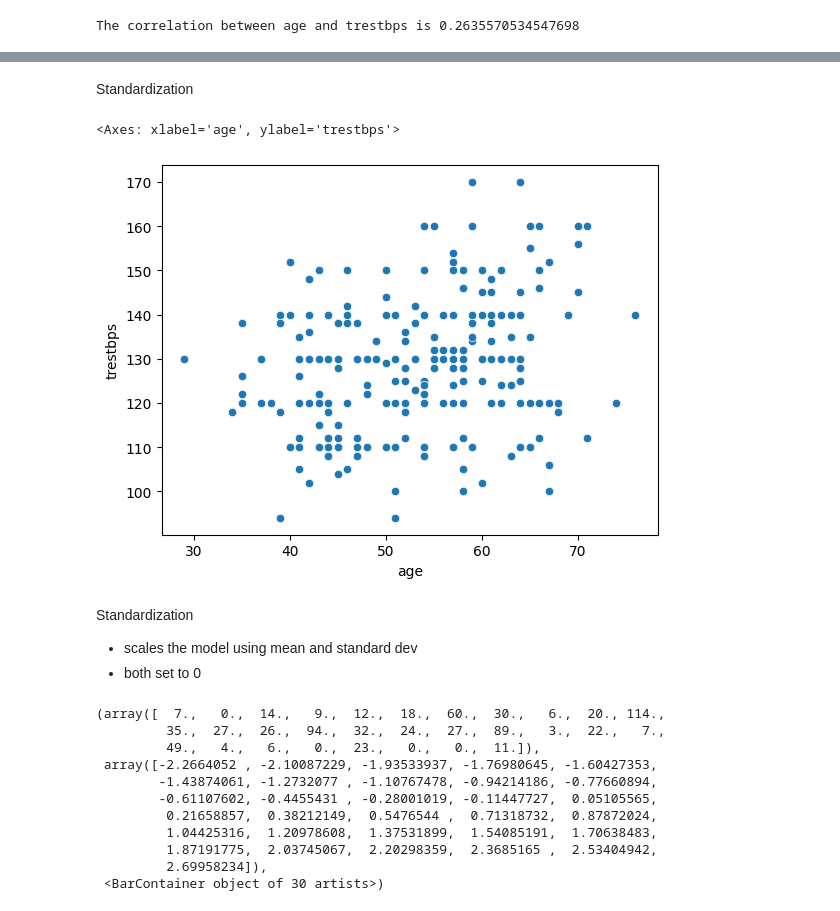
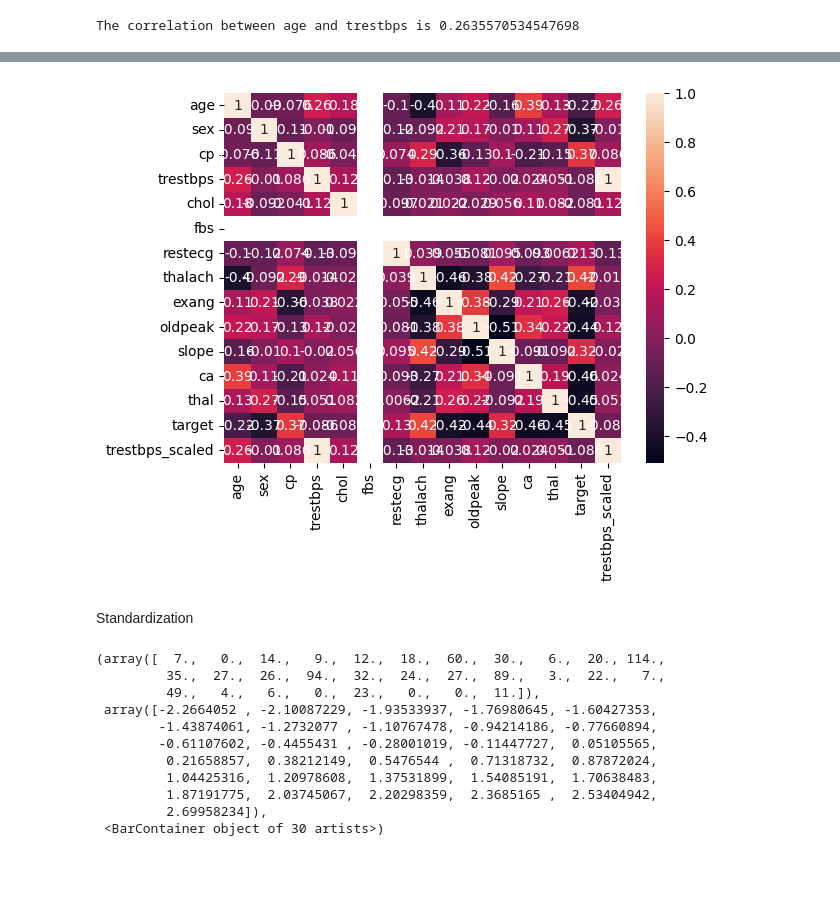
Before and after one commit to sutanto5/DataScience-Exploration, a Jupyter notebook: JS_MLS2_HeartClassifier.ipynb, the cells around one changed output, grey strips where cells are left out. Cells and saved outputs as stored; diff of their text form; code cells hidden in the pictures; blank space fills up the shorter version.

Commit message:
Heatmap inclusion

```diff
--- a/JS_MLS2_HeartClassifier.ipynb
+++ b/JS_MLS2_HeartClassifier.ipynb
@@ -206,17 +206,16 @@ df.corr()
 | thal | 0.131007 | 0.270474 | -0.152233 | 0.051163 | 0.081953 | NaN | 0.006223 | -0.207425 | 0.261245 | 0.219786 | -0.092155 | ... |
 | target | -0.220869 | -0.367541 | 0.374184 | -0.085923 | -0.080868 | NaN | 0.128416 | 0.416945 | -0.416859 | -0.443599 | 0.319420 | ... |
 | trestbps_scaled | 0.263557 | -0.010044 | 0.086497 | 1.000000 | 0.123074 | NaN | -0.125076 | -0.014083 | -0.037887 | 0.115325 | -0.020313 | ... |
+# %%
+#correlation heatmap
+corr_matrix = df.corr()
+sns.heatmap(corr_matrix, annot=True)
+
+plt.show()
+# %% [output]
+[figure, added]
 # %% [markdown]
 Standardization
-# %%
-sns.scatterplot(data=df, x='age', y='trestbps')
-# %% [output]
-<Axes: xlabel='age', ylabel='trestbps'>
-[figure, removed]
-# %% [markdown]
-Standardization
- - scales the model using mean and standard dev
- - both set to 0
 # %%
 #trestbps before standardization
 plt.hist(df['trestbps'], bins=30)
```
